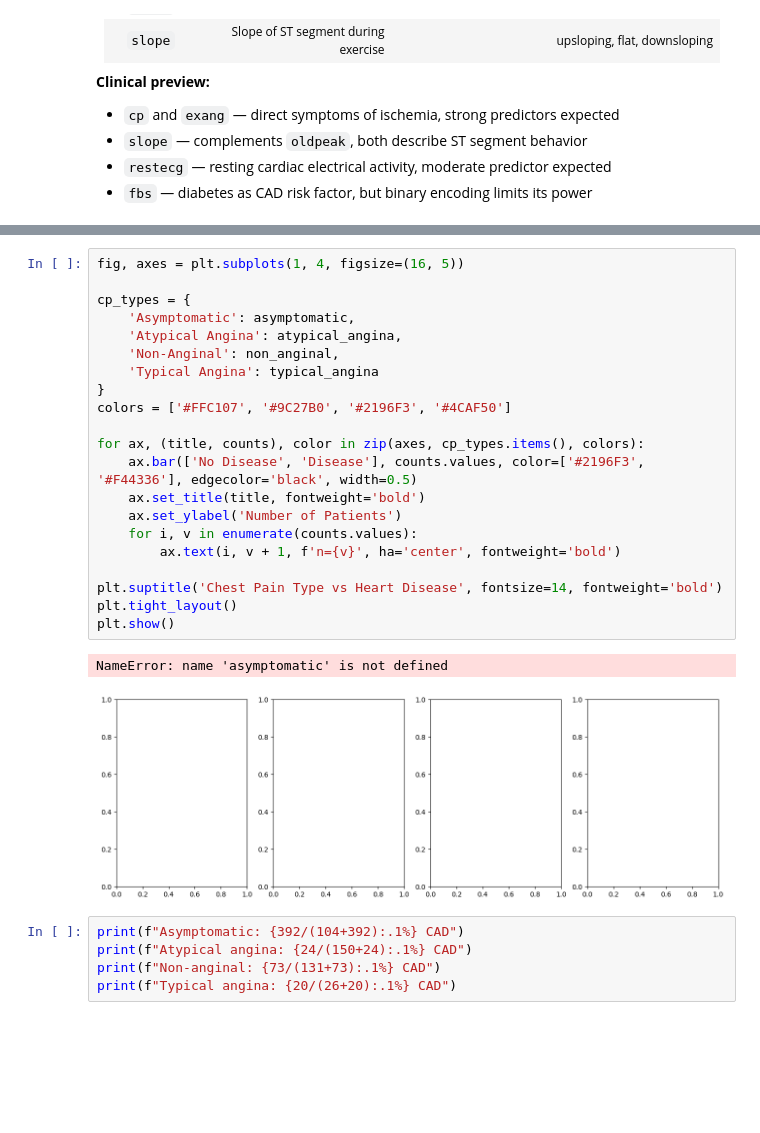
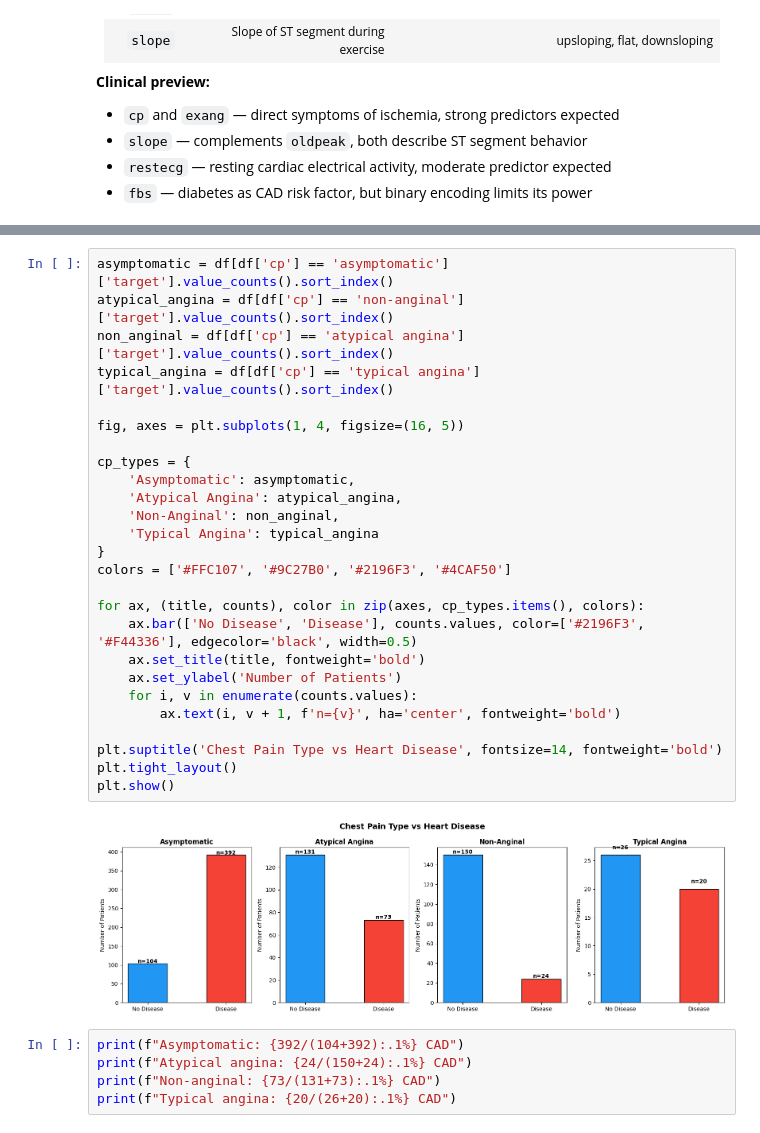
Before and after one commit to JoaquinCar/heart-disease-risk-predictor, a Jupyter notebook: data/EDA.ipynb, the cells around one changed output, grey strips where cells are left out. Saved outputs shown, nothing was run; the diff lists cells and outputs as text; blank space fills up the shorter version.

```diff
--- a/data/EDA.ipynb
+++ b/data/EDA.ipynb
@@ -781,27 +794,31 @@ each category.
 # %%
+asymptomatic = df[df['cp'] == 'asymptomatic']['target'].value_counts().sort_index()
+atypical_angina = df[df['cp'] == 'non-anginal']['target'].value_counts().sort_index()
+non_anginal = df[df['cp'] == 'atypical angina']['target'].value_counts().sort_index()
+typical_angina = df[df['cp'] == 'typical angina']['target'].value_counts().sort_index()
+
 fig, axes = plt.subplots(1, 4, figsize=(16, 5))
 
 cp_types = {
     'Asymptomatic': asymptomatic,
     'Atypical Angina': atypical_angina,
     'Non-Anginal': non_anginal,
     'Typical Angina': typical_angina
 }
 colors = ['#FFC107', '#9C27B0', '#2196F3', '#4CAF50']
 
 for ax, (title, counts), color in zip(axes, cp_types.items(), colors):
     ax.bar(['No Disease', 'Disease'], counts.values, color=['#2196F3', '#F44336'], edgecolor='black', width=0.5)
     ax.set_title(title, fontweight='bold')
     ax.set_ylabel('Number of Patients')
     for i, v in enumerate(counts.values):
         ax.text(i, v + 1, f'n={v}', ha='center', fontweight='bold')
 
 plt.suptitle('Chest Pain Type vs Heart Disease', fontsize=14, fontweight='bold')
 plt.tight_layout()
 plt.show()
 # %% [output]
-NameError: name 'asymptomatic' is not defined
-[figure, old version]
+[figure, new version]
 # %%
 print(f"Asymptomatic: {392/(104+392):.1%} CAD")
 print(f"Atypical angina: {24/(150+24):.1%} CAD")
```
Also changed, not shown: parts of 10 cells of this notebook, 1 other file.
